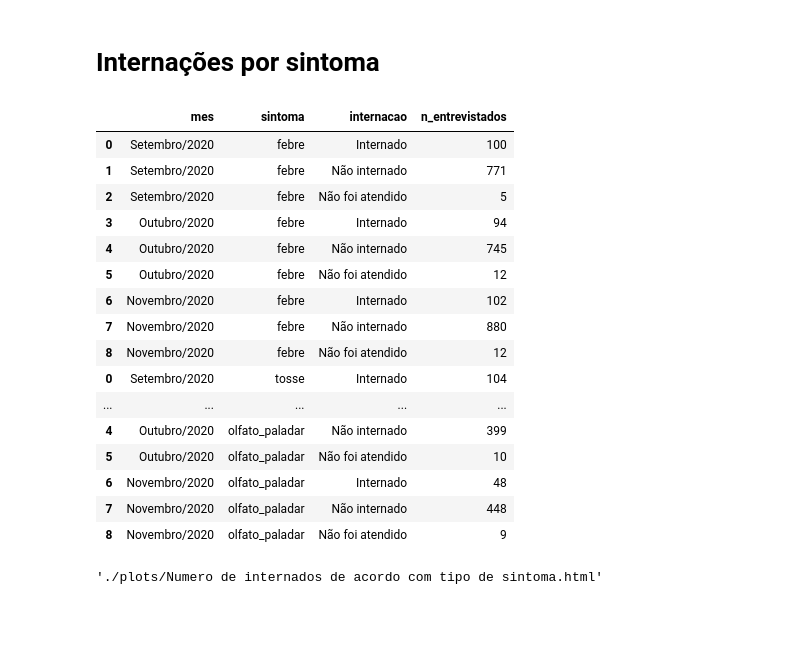
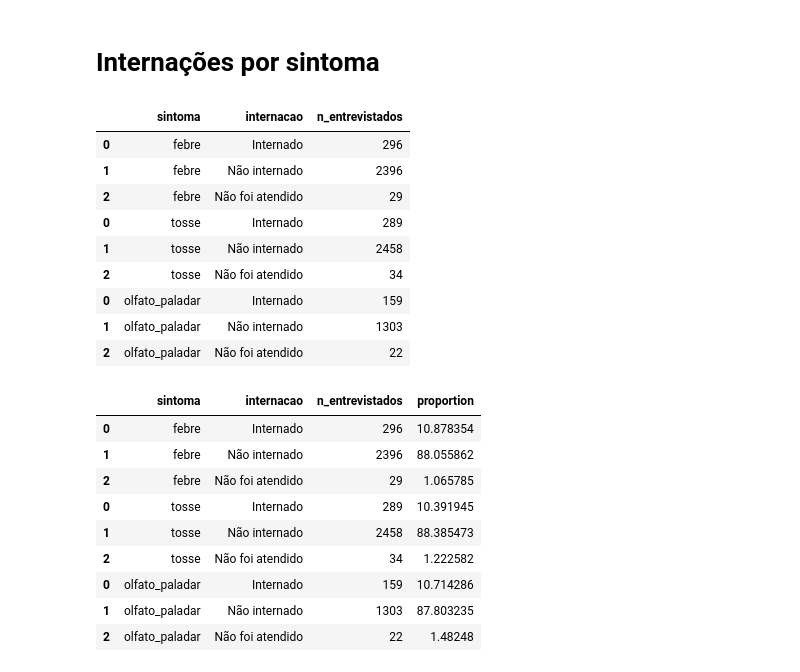
Before and after one commit to jackson-simionato/fase3_pos_tech, a Jupyter notebook: Tech_Challenge_Fase_3/2_create_visualizations.ipynb, the cells around one changed output. Saved outputs shown, nothing was run; the diff lists cells and outputs as text; code cells hidden in the pictures; blank space fills up the shorter version.

```diff
--- a/Tech_Challenge_Fase_3/2_create_visualizations.ipynb
+++ b/Tech_Challenge_Fase_3/2_create_visualizations.ipynb
@@ -655,57 +655,63 @@ sintomas = ['febre','tosse','olfato_paladar']
 
 for sintoma in sintomas:
     query_sql = f'''
         SELECT
-            mes,
             {sintoma},
             internacao,
-            COUNT (mes) as n_entrevistados
+            COUNT (internacao) as n_entrevistados
         FROM
             `brave-tea-400210.fase_3_tech_challenge.pnad-covid-19`
         WHERE
             {sintoma} = 1 AND internacao != 0 AND internacao != 9
         GROUP BY
-            mes, {sintoma}, internacao
+            {sintoma}, internacao
         ORDER BY
-            mes, internacao
+            internacao
     '''
 
     query_job = client.query(query_sql)
     df_results = query_job.to_dataframe()
 
     df_results.rename(columns={f'{sintoma}':'sintoma'}, inplace=True)
     df_results['sintoma'] = sintoma
 
     df_results['internacao'] = df_results['internacao'].astype(str).replace(dict_internacao)
 
     if(sintomas.index(sintoma) == 0):
         final_df = df_results.copy()
     else:
         final_df = pd.concat([final_df,df_results], axis=0)
 
-final_df['mes'] = final_df['mes'].astype(str).replace(dict_mes)
+#final_df['mes'] = final_df['mes'].astype(str).replace(dict_mes)
 
 display(final_df)
 # %% [output]
-|  | mes | sintoma | internacao | n_entrevistados |
-| 0 | Setembro/2020 | febre | Internado | 100 |
-| 1 | Setembro/2020 | febre | Não internado | 771 |
-| 2 | Setembro/2020 | febre | Não foi atendido | 5 |
-| 3 | Outubro/2020 | febre | Internado | 94 |
-| 4 | Outubro/2020 | febre | Não internado | 745 |
-| 5 | Outubro/2020 | febre | Não foi atendido | 12 |
-| 6 | Novembro/2020 | febre | Internado | 102 |
-| 7 | Novembro/2020 | febre | Não internado | 880 |
-| 8 | Novembro/2020 | febre | Não foi atendido | 12 |
-| 0 | Setembro/2020 | tosse | Internado | 104 |
-| ... | ... | ... | ... | ... |
-| 4 | Outubro/2020 | olfato_paladar | Não internado | 399 |
-| 5 | Outubro/2020 | olfato_paladar | Não foi atendido | 10 |
-| 6 | Novembro/2020 | olfato_paladar | Internado | 48 |
-| 7 | Novembro/2020 | olfato_paladar | Não internado | 448 |
-| 8 | Novembro/2020 | olfato_paladar | Não foi atendido | 9 |
+|  | sintoma | internacao | n_entrevistados |
+| 0 | febre | Internado | 296 |
+| 1 | febre | Não internado | 2396 |
+| 2 | febre | Não foi atendido | 29 |
+| 0 | tosse | Internado | 289 |
+| 1 | tosse | Não internado | 2458 |
+| 2 | tosse | Não foi atendido | 34 |
+| 0 | olfato_paladar | Internado | 159 |
+| 1 | olfato_paladar | Não internado | 1303 |
+| 2 | olfato_paladar | Não foi atendido | 22 |
+# %%
+final_df['proportion'] = (final_df['n_entrevistados']/final_df.groupby(['sintoma'])['n_entrevistados'].transform('sum'))*100
+final_df
+# %% [output]
+|  | sintoma | internacao | n_entrevistados | proportion |
+| 0 | febre | Internado | 296 | 10.878354 |
+| 1 | febre | Não internado | 2396 | 88.055862 |
+| 2 | febre | Não foi atendido | 29 | 1.065785 |
+| 0 | tosse | Internado | 289 | 10.391945 |
+| 1 | tosse | Não internado | 2458 | 88.385473 |
+| 2 | tosse | Não foi atendido | 34 | 1.222582 |
+| 0 | olfato_paladar | Internado | 159 | 10.714286 |
+| 1 | olfato_paladar | Não internado | 1303 | 87.803235 |
+| 2 | olfato_paladar | Não foi atendido | 22 | 1.48248 |
 # %%
-fig = px.bar(final_df, x="sintoma", y="n_entrevistados",
+fig = px.histogram(final_df, x="sintoma", y="n_entrevistados",
              color='internacao', barmode='group',
              height=600, title='Número de internados de acordo com tipo de sintoma<br>PNAD COVID-19',
              labels=dict(n_entrevistados="Nº de entrevistados", internacao="", sintoma='Tipo de sintoma'))
@@ -717,6 +723,4 @@ fig.show()
 
 title_name = 'Numero de internados de acordo com tipo de sintoma'
 
-plotly.offline.plot(fig, filename = f'./plots/{title_name}.html', auto_play=False, auto_open=False)
+#plotly.offline.plot(fig, filename = f'./plots/{title_name}.html', auto_play=False, auto_open=False)
-# %% [output]
-'./plots/Numero de internados de acordo com tipo de sintoma.html'
```
Also changed, not shown: 1 other file.
